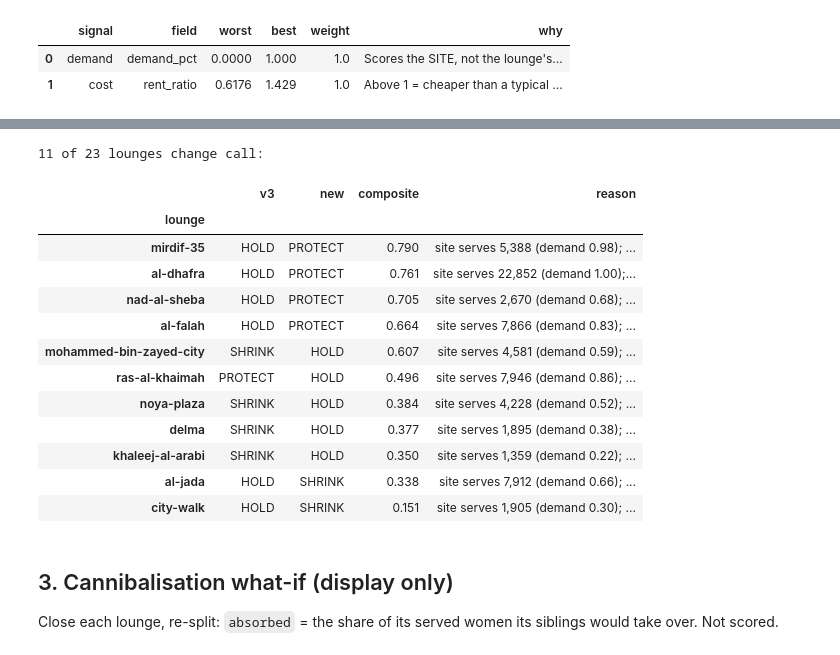
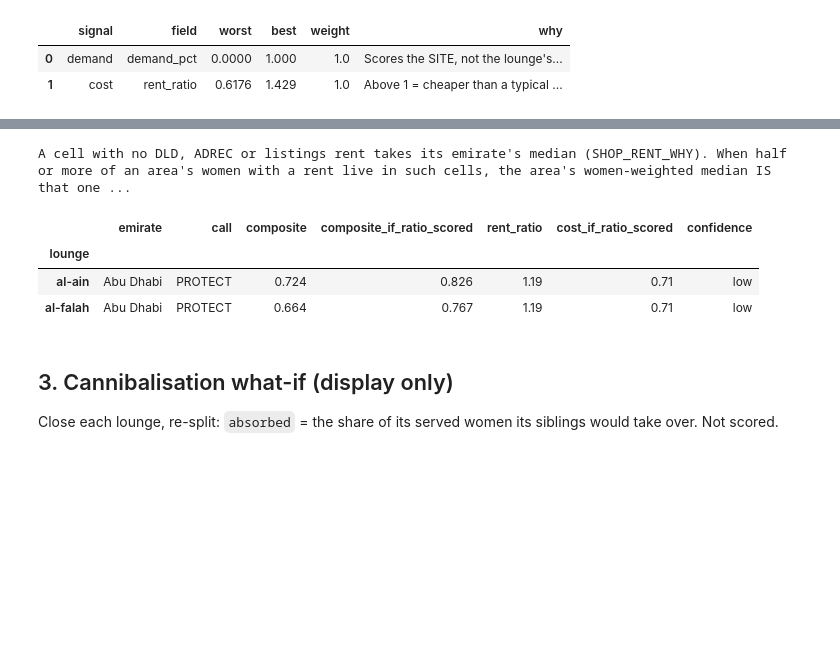
Before and after one commit to thenomadlad/2pz-ai-case-study, a Jupyter notebook: notebooks/scorecard.ipynb, the cells around one changed output, grey strips where cells are left out. Cells and saved outputs as stored; diff of their text form; code cells hidden in the pictures; blank space fills up the shorter version.

```diff
--- a/notebooks/scorecard.ipynb
+++ b/notebooks/scorecard.ipynb
@@ -68,15 +70,17 @@ rows = []
 for b, d in D.items():
     if d.action == "NOT SCORED": continue
     x = F.loc[b]
+    fb = growth.rent_fallback(r.features[list(F.index).index(b)])
     reason = (f"site serves {x.site_served:,.0f} (demand {d.scores['demand']:.2f}); "
-              + (f"rent ratio {x.rent_ratio:.2f} (cost {d.scores['cost']:.2f})" if x.rent_ratio == x.rent_ratio and x.rent_ratio is not None
-                 else "no rent: cost neutral 0.5"))
-    rows.append(dict(lounge=b, emirate=x.emirate, v3=old_action.get(b), new=d.action, composite=round(d.composite, 3),
+              + (f"rent ratio {x.rent_ratio:.2f} is the {x.emirate} fallback median (cost neutral {d.scores['cost']:.2f})" if fb
+                 else f"rent ratio {x.rent_ratio:.2f} (cost {d.scores['cost']:.2f})"))
+    rows.append(dict(lounge=b, emirate=x.emirate, call=d.action, composite=round(d.composite, 3),
                      site_served=round(x.site_served), demand_ref=x.demand_ref, demand_pct=round(x.demand_pct, 2), demand_pct_uae=round(x.demand_pct_uae, 2),
-                     rent_ratio=round(x.rent_ratio, 2), rent_pct_uae=round(x.rent_pct_uae, 2),
+                     rent_ratio=round(x.rent_ratio, 2), rent_source=x.site_rent_source, rent_pct_uae=round(x.rent_pct_uae, 2),
                      served=round(x.served_women), perf_vs_site_context=round(x.performance_vs_site, 1),
                      confidence=d.confidence, reason=reason, weight_flips="; ".join(d.weight_flips)))
 t = pd.DataFrame(rows).sort_values("composite", ascending=False).set_index("lounge")
-print(t.new.value_counts().to_dict()); print(pd.crosstab(t.v3, t.new))
+print(t.call.value_counts().to_dict(), "| not scored:", [d.branch_id for d in r.decisions if d.action == "NOT SCORED"])
+print(pd.crosstab(t.emirate, t.call))
 with pd.option_context("display.max_colwidth", 90): display(t)
 # %% [output]
@@ -107,21 +113,17 @@ SHRINK      4        0       1
 # %%
-ch = t[t.v3 != t.new]
-print(len(ch), "of", len(t), "lounges change call:"); ch[["v3", "new", "composite", "reason"]]
+# The fallback-rent rule (growth.RENT_FALLBACK_WHY): what the emirate-median ratio would have scored
+cost = next(s for s in scorecard.SIGNALS if s.name == "cost")
+fb = t[t.rent_source == "emirate_median"]
+print(growth.RENT_FALLBACK_WHY, "\n")
+fb.assign(cost_if_ratio_scored=[round(scorecard.score(cost, x), 2) for x in fb.rent_ratio],
+          composite_if_ratio_scored=[round((D[b].scores["demand"] + scorecard.score(cost, fb.rent_ratio[b])) / 2, 3) for b in fb.index]
+          )[["emirate", "call", "composite", "composite_if_ratio_scored", "rent_ratio", "cost_if_ratio_scored", "confidence"]]
 # %% [output]
-11 of 23 lounges change call:
+A cell with no DLD, ADREC or listings rent takes its emirate's median (SHOP_RENT_WHY). When half or more of an area's women with a rent live in such cells, the area's women-weighted median IS that one ...
-|  | v3 | new | composite | reason |
-| lounge |  |  |  |  |
-| mirdif-35 | HOLD | PROTECT | 0.790 | site serves 5,388 (demand 0.98); ... |
-| al-dhafra | HOLD | PROTECT | 0.761 | site serves 22,852 (demand 1.00);... |
-| nad-al-sheba | HOLD | PROTECT | 0.705 | site serves 2,670 (demand 0.68); ... |
-| al-falah | HOLD | PROTECT | 0.664 | site serves 7,866 (demand 0.83); ... |
-| mohammed-bin-zayed-city | SHRINK | HOLD | 0.607 | site serves 4,581 (demand 0.59); ... |
-| ras-al-khaimah | PROTECT | HOLD | 0.496 | site serves 7,946 (demand 0.86); ... |
-| noya-plaza | SHRINK | HOLD | 0.384 | site serves 4,228 (demand 0.52); ... |
-| delma | SHRINK | HOLD | 0.377 | site serves 1,895 (demand 0.38); ... |
-| khaleej-al-arabi | SHRINK | HOLD | 0.350 | site serves 1,359 (demand 0.22); ... |
-| al-jada | HOLD | SHRINK | 0.338 | site serves 7,912 (demand 0.66); ... |
-| city-walk | HOLD | SHRINK | 0.151 | site serves 1,905 (demand 0.30); ... |
+|  | emirate | call | composite | composite_if_ratio_scored | rent_ratio | cost_if_ratio_scored | confidence |
+| lounge |  |  |  |  |  |  |  |
+| al-ain | Abu Dhabi | PROTECT | 0.724 | 0.826 | 1.19 | 0.71 | low |
+| al-falah | Abu Dhabi | PROTECT | 0.664 | 0.767 | 1.19 | 0.71 | low |
 # %% [markdown]
 ## 3. Cannibalisation what-if (display only)
 
```
Also changed, not shown: parts of 5 cells of this notebook, 3 other files.
